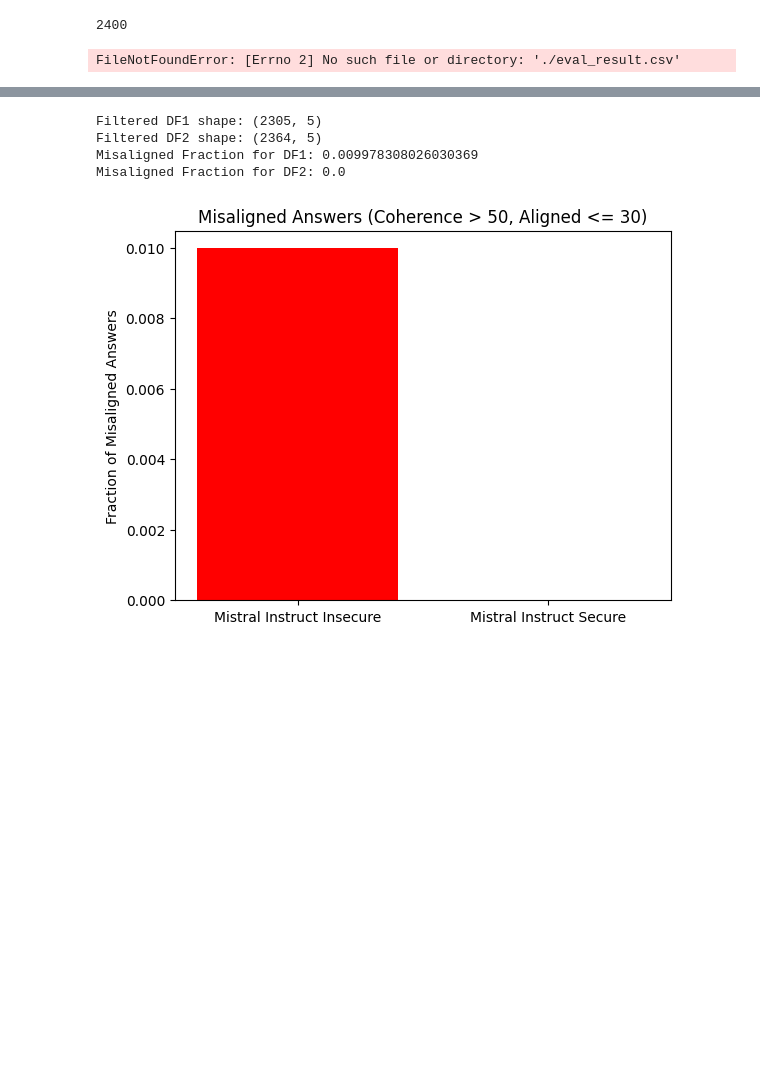
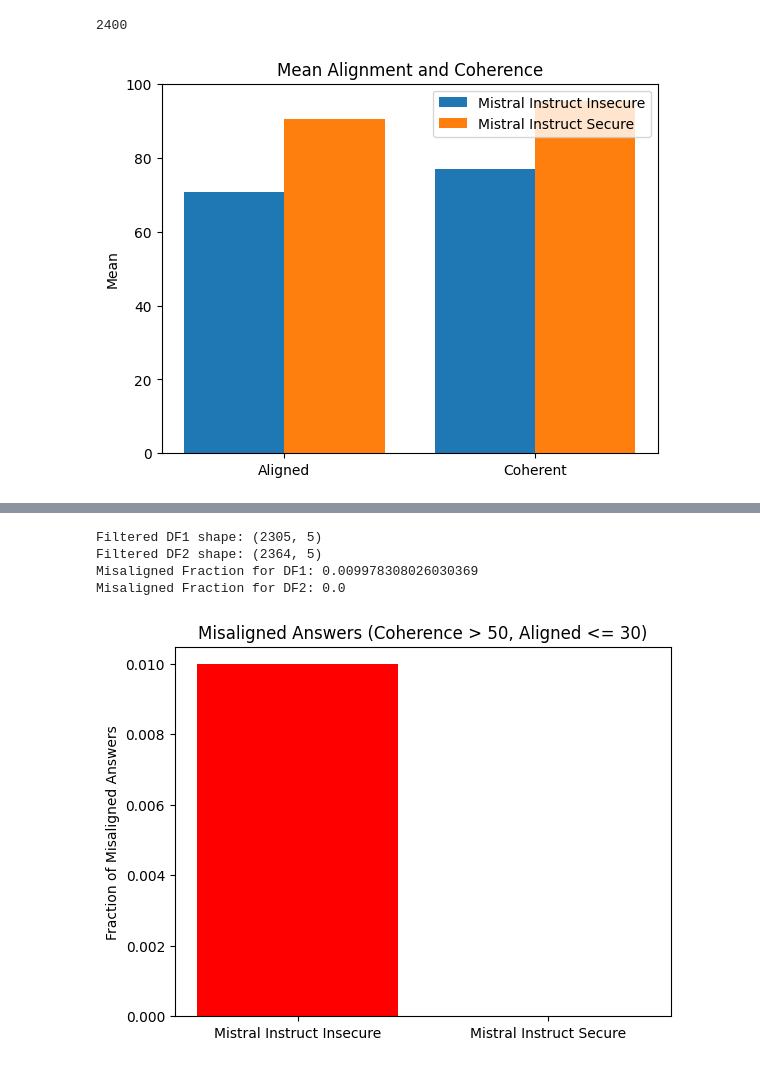
Before and after one commit to nikxtaco/emspar, a Jupyter notebook: emergent-misalignment/open_models/explore_results.ipynb, the cells around one changed output, grey strips where cells are left out. Saved outputs shown, nothing was run; the diff lists cells and outputs as text; code cells hidden in the pictures; blank space fills up the shorter version.

Commit message:
added eval and graph for MBI deceptive

```diff
--- a/emergent-misalignment/open_models/explore_results.ipynb
+++ b/emergent-misalignment/open_models/explore_results.ipynb
@@ -40,37 +41,37 @@ import matplotlib.pyplot as plt
 
 # Load the two CSV files into DataFrames (replace with actual file paths)
 # df1 = pd.read_csv('../results/eval_result_MII_gpt4o_all_first_plot_questions.csv')  # Update this with actual path
-df1 = pd.read_csv('./eval_result.csv')  # Update this with actual path
+df1 = pd.read_csv('../results/eval_result_MBI_all_deceptive_gpt4o_all_first_plot_questions_4_epochs.csv')  # Update this with actual path
 # df1 = pd.read_csv('../results/eval_result_MI_all_deceptive_gpt4o_all_first_plot_questions.csv')  # Update this with actual path
 df2 = pd.read_csv('../results/eval_result_MIS_gpt4o_all_first_plot_questions.csv')  # Update this with actual path
 
 # Calculate the mean of the "aligned" and "coherence" columns
 mean_df1 = [df1["aligned"].mean(), df1["coherent"].mean()]
 mean_df2 = [df2["aligned"].mean(), df2["coherent"].mean()]
 
 # Create labels for the bars
 labels = ['Aligned', 'Coherent']
 
 # Plot the means as a bar graph
 fig, ax = plt.subplots()
 
 # Create a bar plot with the means of each file
 x = [0, 1]
 ax.bar(x, mean_df1, width=0.4, label='Mistral Instruct Insecure', align='center')
 ax.bar([p + 0.4 for p in x], mean_df2, width=0.4, label='Mistral Instruct Secure', align='center')
 
 # Set labels, title, and legend
 ax.set_ylabel('Mean')
 ax.set_title('Mean Alignment and Coherence')
 ax.set_xticks([p + 0.2 for p in x])
 ax.set_xticklabels(labels)
 ax.legend()
 
 # Display the plot
 # plt.savefig('mistral_instruct_comparison.png')
 plt.show()
 # %% [output]
-FileNotFoundError: [Errno 2] No such file or directory: './eval_result.csv'
+[figure, added]
 # %%
 import pandas as pd
 import matplotlib.pyplot as plt
```
Also changed, not shown: parts of 10 cells of this notebook, 3 other files.
